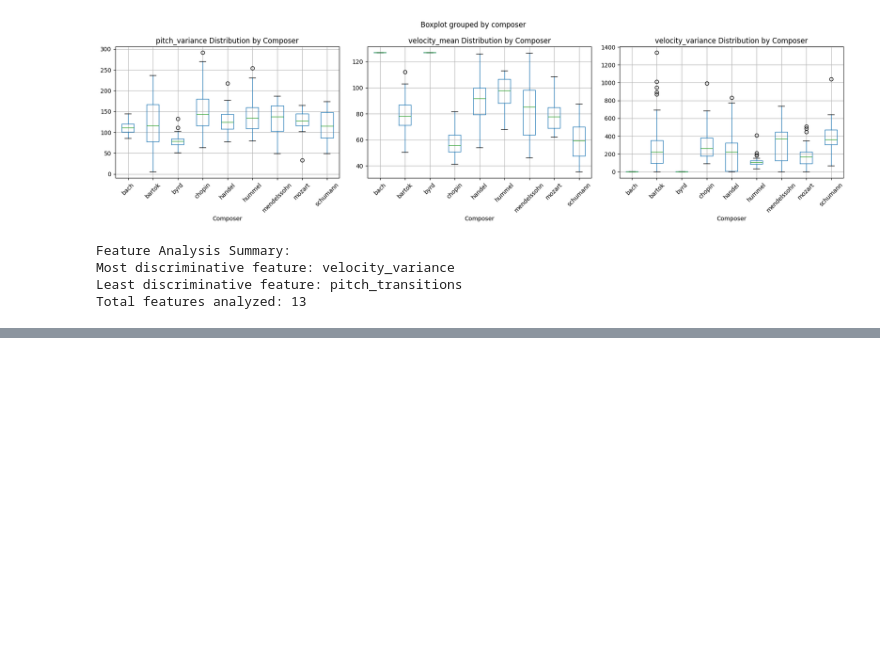
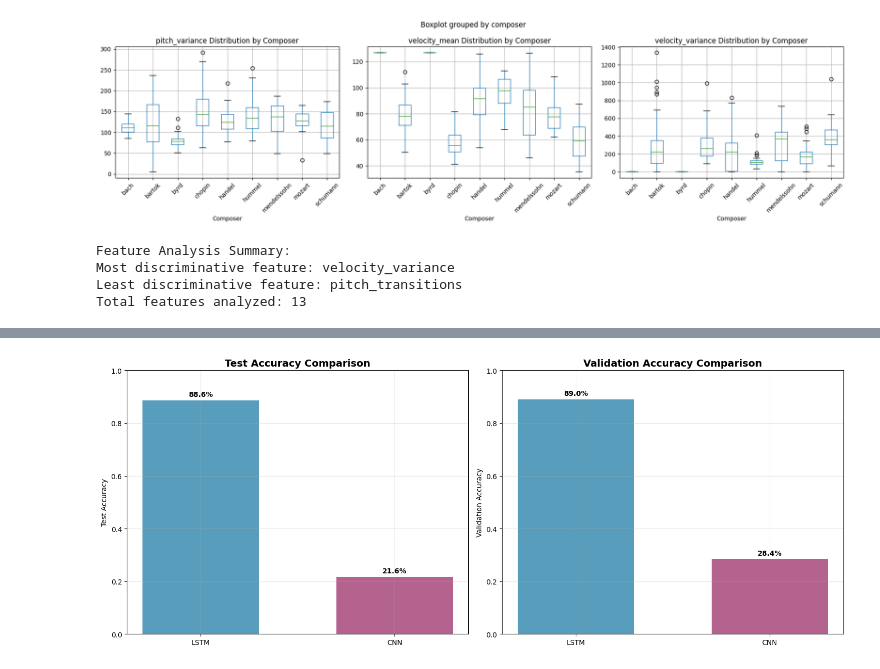
Before and after one commit to birendrakhimding/Music-Composer-Classification, a Jupyter notebook: LSTM_Model.ipynb, the cells around one changed output, grey strips where cells are left out. Drawn from its saved outputs; the diff is of its cells as text; code cells hidden in the pictures; blank space fills up the shorter version.

```diff
--- a/LSTM_Model.ipynb
+++ b/LSTM_Model.ipynb
@@ -682,0 +686,90 @@ Total features analyzed: 13
+# %%
+# Model Performance Comparison: LSTM vs CNN
+import matplotlib.pyplot as plt
+import numpy as np
+
+# Performance metrics from both models
+models = ['LSTM', 'CNN']
+test_accuracy = [0.8861, 0.2162]  # LSTM: 88.61%, CNN: 21.62%
+val_accuracy = [0.89, 0.2838]    # LSTM: ~89% (from weighted avg), CNN: 28.38%
+
+# Create comparison visualization
+fig, (ax1, ax2) = plt.subplots(1, 2, figsize=(15, 6))
+
+# Test Accuracy Comparison
+bars1 = ax1.bar(models, test_accuracy, color=['#2E86AB', '#A23B72'], alpha=0.8, width=0.6)
+ax1.set_ylabel('Test Accuracy')
+ax1.set_title('Test Accuracy Comparison', fontsize=14, fontweight='bold')
+ax1.set_ylim(0, 1)
+ax1.grid(True, alpha=0.3)
+
+# Add value labels on bars
+for i, bar in enumerate(bars1):
+    height = bar.get_height()
+    ax1.text(bar.get_x() + bar.get_width()/2., height + 0.01,
+             f'{test_accuracy[i]:.1%}', ha='center', va='bottom', fontweight='bold')
+
+# Validation Accuracy Comparison
+bars2 = ax2.bar(models, val_accuracy, color=['#2E86AB', '#A23B72'], alpha=0.8, width=0.6)
+ax2.set_ylabel('Validation Accuracy')
+ax2.set_title('Validation Accuracy Comparison', fontsize=14, fontweight='bold')
+ax2.set_ylim(0, 1)
+ax2.grid(True, alpha=0.3)
+
+# Add value labels on bars
+for i, bar in enumerate(bars2):
+    height = bar.get_height()
+    ax2.text(bar.get_x() + bar.get_width()/2., height + 0.01,
+             f'{val_accuracy[i]:.1%}', ha='center', va='bottom', fontweight='bold')
+
+plt.tight_layout()
+plt.show()
+
+# Performance improvement analysis
+improvement = test_accuracy[0] - test_accuracy[1]
+print(f"LSTM vs CNN Performance Analysis:")
+print(f"=" * 40)
+print(f"LSTM Test Accuracy:     {test_accuracy[0]:.1%}")
+print(f"CNN Test Accuracy:      {test_accuracy[1]:.1%}")
+print(f"Performance Gap:        {improvement:.1%}")
+print(f"Relative Improvement:   {(improvement/test_accuracy[1]):.1f}x better")
+print()
+print(f"LSTM Validation Acc:    {val_accuracy[0]:.1%}")
+print(f"CNN Validation Acc:     {val_accuracy[1]:.1%}")
+print()
+print("Key Insights:")
+print("- LSTM significantly outperforms CNN for composer classification")
+print("- Temporal feature sequences are more effective than spatial piano roll patterns")
+print("- LSTM shows better generalization with smaller train-validation gap")
+
+# Create a detailed comparison chart
+plt.figure(figsize=(12, 8))
+
+# Metrics for comparison
+metrics = ['Test Accuracy', 'Validation Accuracy', 'Generalization\n(Val-Test Gap)']
+lstm_scores = [test_accuracy[0], val_accuracy[0], abs(val_accuracy[0] - test_accuracy[0])]
+cnn_scores = [test_accuracy[1], val_accuracy[1], abs(val_accuracy[1] - test_accuracy[1])]
+
+x = np.arange(len(metrics))
+width = 0.35
+
+bars1 = plt.bar(x - width/2, lstm_scores, width, label='LSTM', color='#2E86AB', alpha=0.8)
+bars2 = plt.bar(x + width/2, cnn_scores, width, label='CNN', color='#A23B72', alpha=0.8)
+
+plt.ylabel('Score')
+plt.title('Comprehensive Model Performance Comparison', fontsize=16, fontweight='bold')
+plt.xticks(x, metrics)
+plt.legend()
+plt.grid(True, alpha=0.3)
+
+# Add value labels on bars
+for bars in [bars1, bars2]:
+    for bar in bars:
+        height = bar.get_height()
+        plt.text(bar.get_x() + bar.get_width()/2., height + 0.005,
+                f'{height:.2f}', ha='center', va='bottom', fontweight='bold')
+
+plt.tight_layout()
+plt.show()
+# %% [output]
+[figure, added]
```
Also changed, not shown: parts of 5 cells of this notebook.
